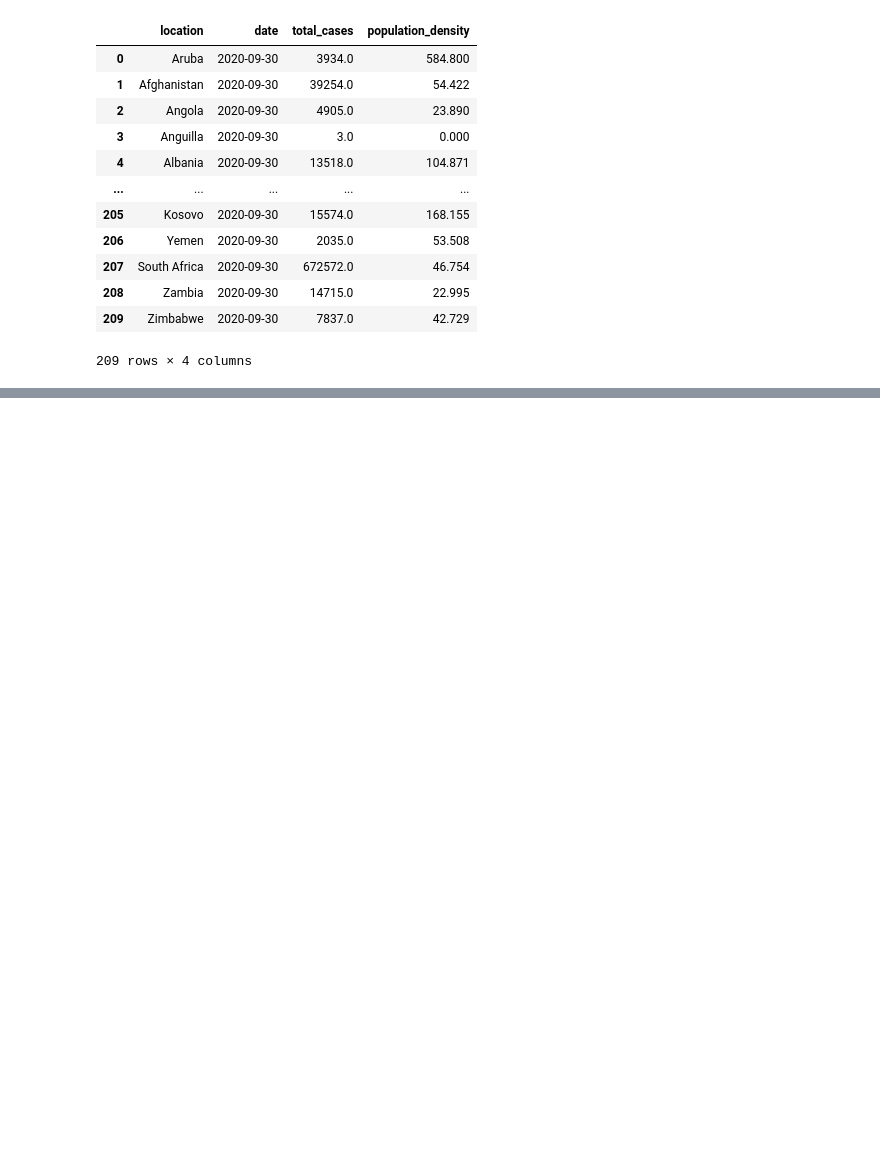
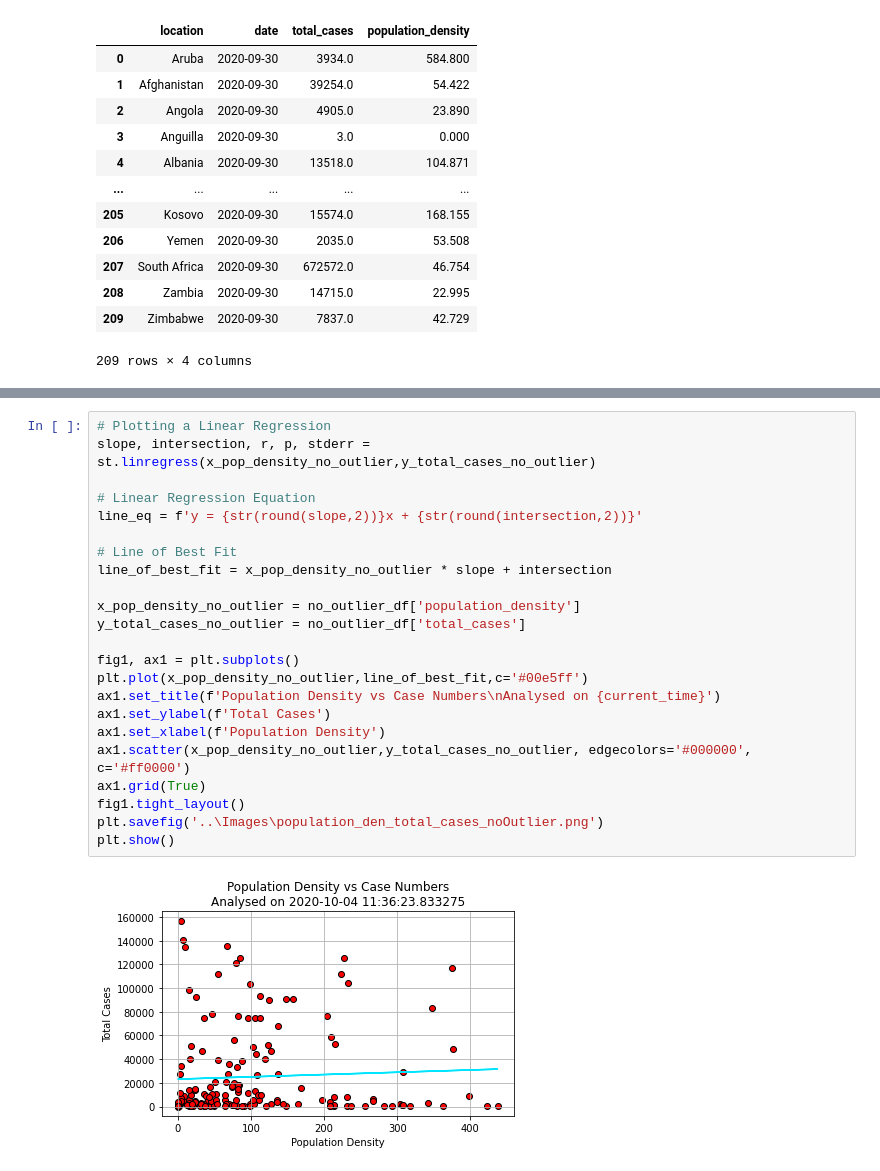
Before and after one commit to skumble27/COVID-19-Causation, a Jupyter notebook: sumukh_kumble/skprojectDraft4.ipynb, the cells around one changed output, grey strips where cells are left out. Saved outputs shown, nothing was run; the diff lists cells and outputs as text; blank space fills up the shorter version.

```diff
--- a/sumukh_kumble/skprojectDraft4.ipynb
+++ b/sumukh_kumble/skprojectDraft4.ipynb
@@ -205,0 +376,25 @@ clean_pop_density_case
+# %%
+# Plotting a Linear Regression
+slope, intersection, r, p, stderr = st.linregress(x_pop_density_no_outlier,y_total_cases_no_outlier)
+
+# Linear Regression Equation
+line_eq = f'y = {str(round(slope,2))}x + {str(round(intersection,2))}'
+
+# Line of Best Fit
+line_of_best_fit = x_pop_density_no_outlier * slope + intersection
+
+x_pop_density_no_outlier = no_outlier_df['population_density']
+y_total_cases_no_outlier = no_outlier_df['total_cases']
+
+fig1, ax1 = plt.subplots()
+plt.plot(x_pop_density_no_outlier,line_of_best_fit,c='#00e5ff')
+ax1.set_title(f'Population Density vs Case Numbers\nAnalysed on {current_time}')
+ax1.set_ylabel(f'Total Cases')
+ax1.set_xlabel(f'Population Density')
+ax1.scatter(x_pop_density_no_outlier,y_total_cases_no_outlier, edgecolors='#000000', c='#ff0000')
+ax1.grid(True)
+fig1.tight_layout()
+plt.savefig('..\Images\population_den_total_cases_noOutlier.png')
+plt.show()
+# %% [output]
+[figure, added]
```
Also changed, not shown: parts of 10 cells of this notebook, 2 other files.
